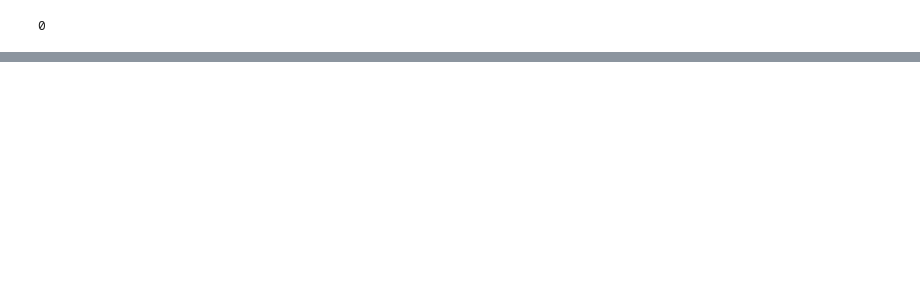
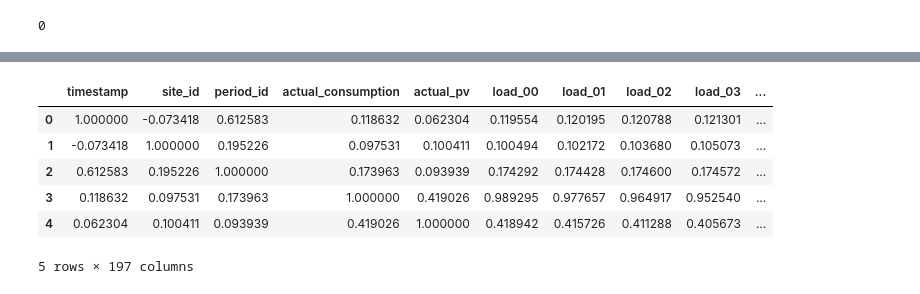
Before and after one commit to r0acho/SOBD2023, a Jupyter notebook: 5variant.ipynb, the cells around one changed output, grey strips where cells are left out. Saved outputs shown, nothing was run; the diff lists cells and outputs as text; code cells hidden in the pictures; blank space fills up the shorter version.

```diff
--- a/5variant.ipynb
+++ b/5variant.ipynb
@@ -169,18 +201,29 @@ actual_pv                     0.509514   1.000000
 # %%
-# # Создаем VectorAssembler для объединения признаков в один вектор
-# feature_cols = cleaned_dataframe.columns  # Ваши признаки
-# vector_assembler = VectorAssembler(inputCols=feature_cols, outputCol="features")
+# Преобразование столбца timestamp в метку времени Unix
+correlation_dataframe = cleaned_dataframe.withColumn("timestamp", unix_timestamp("timestamp").cast(DoubleType()))
 
-# # Применяем VectorAssembler к данным
-# data = vector_assembler.transform(cleaned_dataframe)
+# Создаем VectorAssembler для объединения признаков в один вектор
+feature_cols = correlation_dataframe.columns
+vector_assembler = VectorAssembler(inputCols=feature_cols, outputCol="features")
 
-# # Вычисляем матрицу корреляции
-# correlation_matrix = Correlation.corr(data, "features").head()
-# correlation_array = correlation_matrix[0].toArray()
+# Применяем VectorAssembler к данным
+data = vector_assembler.transform(correlation_dataframe)
 
-# # Создаем DataFrame из матрицы корреляции
-# correlation_df = spark.createDataFrame(correlation_array.tolist(), feature_cols)
+# Вычисляем матрицу корреляции
+correlation_matrix = Correlation.corr(data, "features").head()
+correlation_array = correlation_matrix[0].toArray()
 
-# # Выводим матрицу корреляции
-# correlation_df.show()
+# Создаем DataFrame из матрицы корреляции
+correlation_df = spark.createDataFrame(correlation_array.tolist(), feature_cols)
+
+# Выводим матрицу корреляции
+correlation_df.toPandas().head()
+# %% [output]
+|  | timestamp | site_id | period_id | actual_consumption | actual_pv | load_00 | load_01 | load_02 | load_03 | ... |
+| 0 | 1.000000 | -0.073418 | 0.612583 | 0.118632 | 0.062304 | 0.119554 | 0.120195 | 0.120788 | 0.121301 | ... |
+| 1 | -0.073418 | 1.000000 | 0.195226 | 0.097531 | 0.100411 | 0.100494 | 0.102172 | 0.103680 | 0.105073 | ... |
+| 2 | 0.612583 | 0.195226 | 1.000000 | 0.173963 | 0.093939 | 0.174292 | 0.174428 | 0.174600 | 0.174572 | ... |
+| 3 | 0.118632 | 0.097531 | 0.173963 | 1.000000 | 0.419026 | 0.989295 | 0.977657 | 0.964917 | 0.952540 | ... |
+| 4 | 0.062304 | 0.100411 | 0.093939 | 0.419026 | 1.000000 | 0.418942 | 0.415726 | 0.411288 | 0.405673 | ... |
+5 rows × 197 columns
 # %%
```
Also changed, not shown: parts of 9 cells of this notebook.
